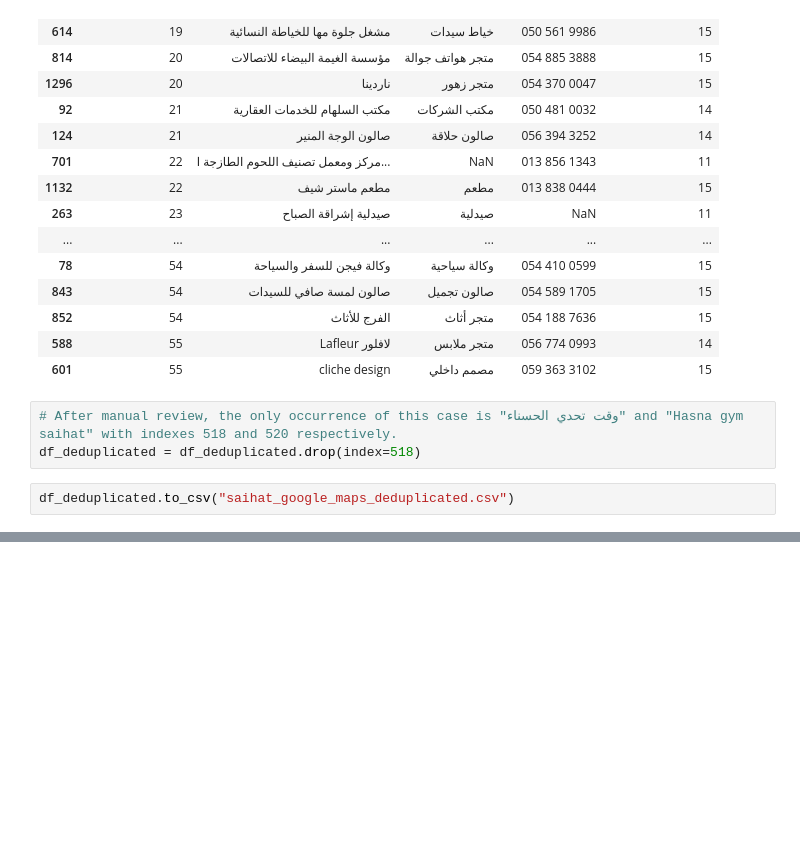
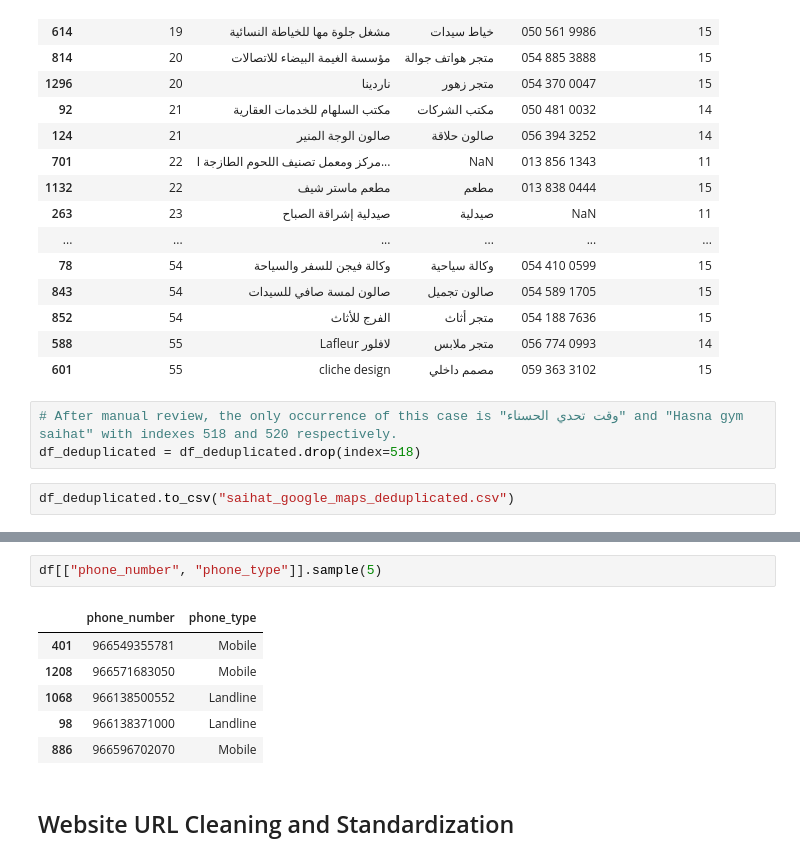
Before and after one commit to najafalsabia/saihat-market-data-project, a Jupyter notebook: Data_Cleaning.ipynb, the cells around one changed output, grey strips where cells are left out. Drawn from its saved outputs; the diff is of its cells as text; blank space fills up the shorter version.

Commit message:
Phone Number & Website URL Cleaning and Standardization

```diff
--- a/Data_Cleaning.ipynb
+++ b/Data_Cleaning.ipynb
@@ -343,0 +401,11 @@ df_deduplicated.to_csv("saihat_google_maps_deduplicated.csv")
+# %%
+df[["phone_number", "phone_type"]].sample(5)
+# %% [output]
+|  | phone_number | phone_type |
+| 401 | 966549355781 | Mobile |
+| 1208 | 966571683050 | Mobile |
+| 1068 | 966138500552 | Landline |
+| 98 | 966138371000 | Landline |
+| 886 | 966596702070 | Mobile |
+# %% [markdown]
+## Website URL Cleaning and Standardization
```
Also changed, not shown: parts of 6 cells of this notebook, 3 other files.
